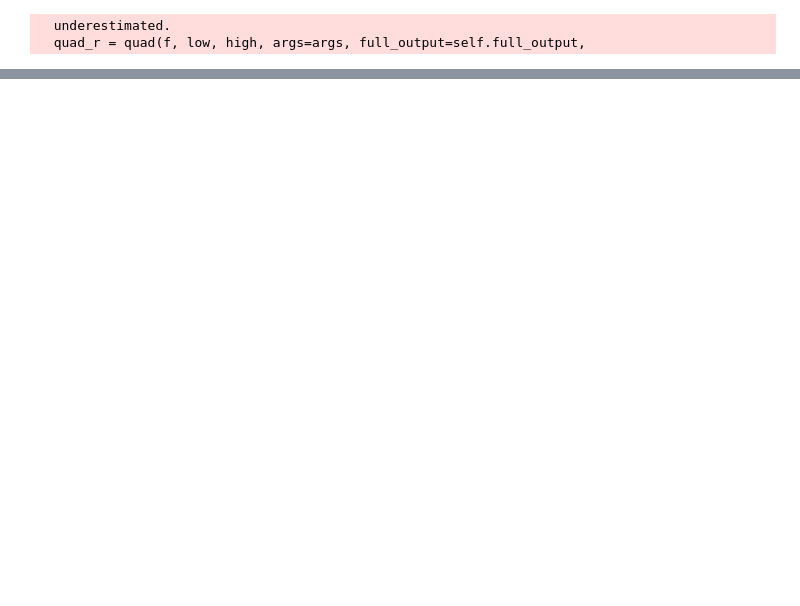
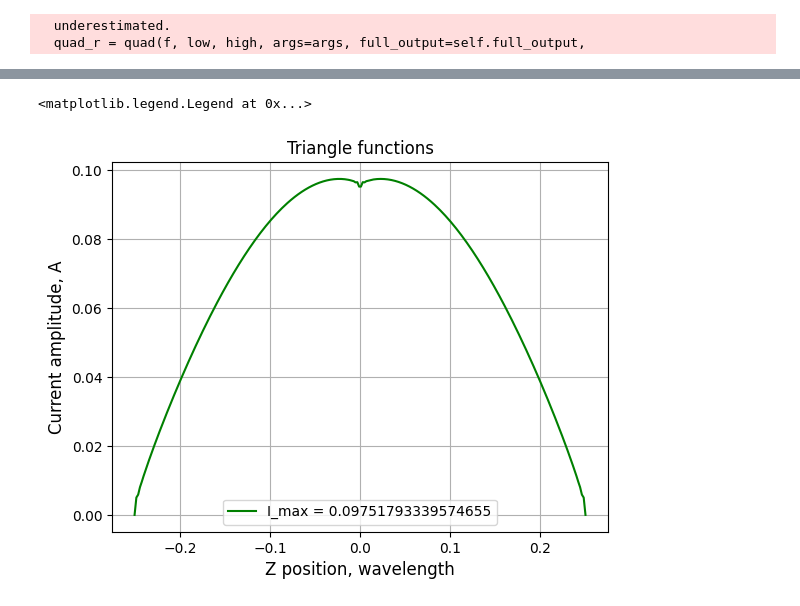
Before and after one commit to Sh4DowBurn/Method-of-Moments-for-antennas, a Jupyter notebook: TEST.ipynb, the cells around one changed output, grey strips where cells are left out. Saved outputs shown, nothing was run; the diff lists cells and outputs as text; code cells hidden in the pictures; blank space fills up the shorter version.

```diff
--- a/TEST.ipynb
+++ b/TEST.ipynb
@@ -33,3 +48,14 @@ E_pulse, angles = solve.calc_directional_pattern (phi=0, theta=0, current=curren
+# %%
+import matplotlib.pyplot as plt
+plt.plot(R_triangle[:,2]/wavelength, np.abs(current_triangle), color = 'green', label = f'I_max = {np.max(np.abs(current_triangle))}')
+plt.xlabel('Z position, wavelength', size = 12)
+plt.ylabel('Current amplitude, A', size = 12)
+plt.title('Triangle functions')
+plt.grid()
+plt.legend()
+# %% [output]
+<matplotlib.legend.Legend at 0x...>
+[figure, added]
 # %%
 import matplotlib.pyplot as plt
 plt.polar(angles, E_pulse)
```
Also changed, not shown: parts of 6 cells of this notebook, 3 other files.
